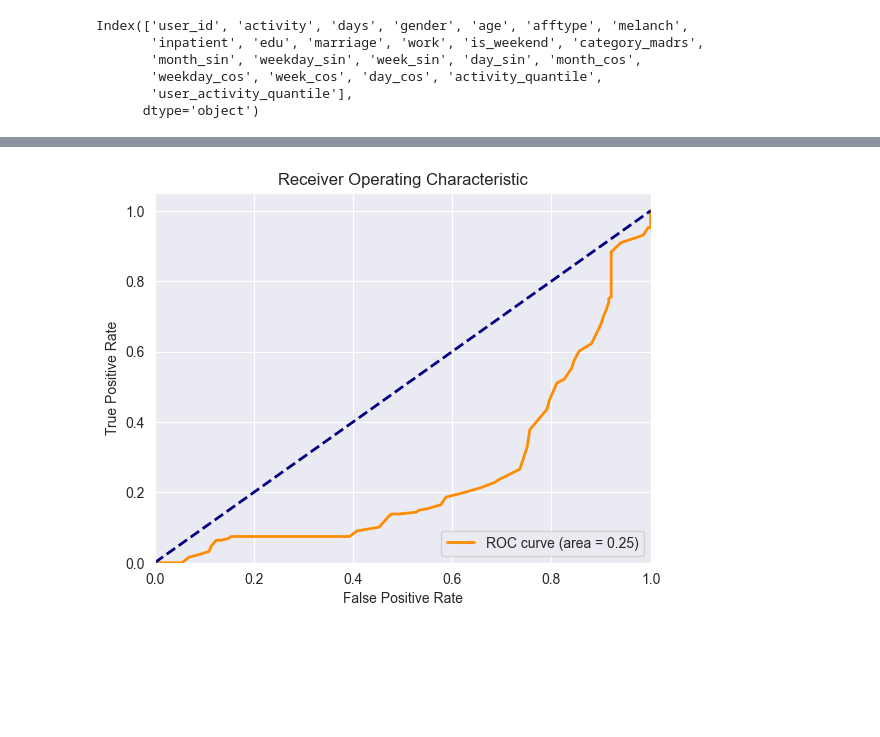
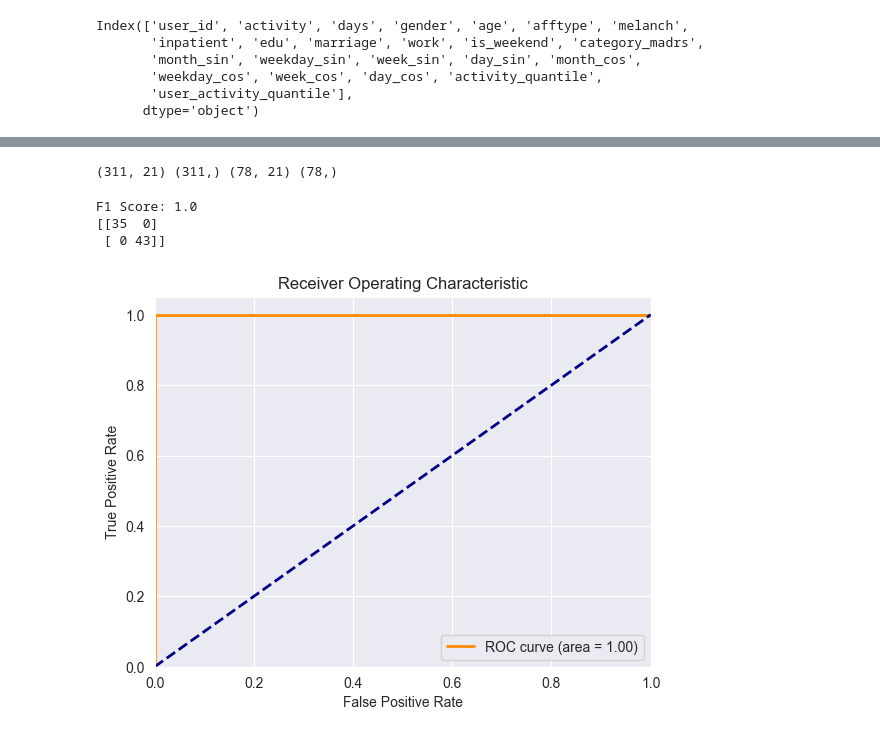
Before and after one commit to kcristinaa/-un-fairness-evaluation, a Jupyter notebook: notebooks_models/depresjon_generic_models.ipynb, the cells around one changed output, grey strips where cells are left out. Saved outputs shown, nothing was run; the diff lists cells and outputs as text; code cells hidden in the pictures; blank space fills up the shorter version.

```diff
--- a/notebooks_models/depresjon_generic_models.ipynb
+++ b/notebooks_models/depresjon_generic_models.ipynb
@@ -95,13 +78,49 @@ roc_auc = auc(fpr, tpr)
+# %%
+X = df.drop(['category_madrs', 'user_id'], axis=1)  # Features
+y = df['category_madrs']  # Target variable
+X_train, X_test, y_train, y_test = train_test_split(X, y, test_size=0.2, random_state=42)
+# %%
+print(X_train.shape, y_train.shape, X_test.shape, y_test.shape)
+# %% [output]
+(311, 21) (311,) (78, 21) (78,)
+# %%
+# Initialize SMOTE
+smote = SMOTE(random_state=42)
+# Fit SMOTE to the training data
+X_train_smote, y_train_smote = smote.fit_resample(X_train, y_train)
+# Now X_train_smote and y_train_smote have balanced classe
+# %%
+#clf = RandomForestClassifier(n_estimators=100, random_state=42)
+clf = XGBClassifier(n_estimators=100)
+# %%
+clf.fit(X_train_smote, y_train_smote)
+y_pred = clf.predict(X_test)
+
+f1 = f1_score(y_test, y_pred, average='micro')
+print(f"F1 Score: {f1}")
+print(confusion_matrix(y_test, y_pred))
+# %% [output]
+F1 Score: 1.0
+[[35  0]
+ [ 0 43]]
 # %%
+# Predict probabilities
+y_scores = clf.predict_proba(X_test)[:, 1]  # get the probability of class 1
+
+# Compute ROC curve and AUC
+fpr, tpr, thresholds = roc_curve(y_test, y_scores)
+roc_auc = auc(fpr, tpr)
+
+# Plotting the ROC curve
 plt.figure()
 plt.plot(fpr, tpr, color='darkorange', lw=2, label='ROC curve (area = %0.2f)' % roc_auc)
 plt.plot([0, 1], [0, 1], color='navy', lw=2, linestyle='--')
 plt.xlim([0.0, 1.0])
 plt.ylim([0.0, 1.05])
 plt.xlabel('False Positive Rate')
 plt.ylabel('True Positive Rate')
 plt.title('Receiver Operating Characteristic')
 plt.legend(loc="lower right")
 plt.show()
 # %% [output]
-[figure, old version]
+[figure, new version]
```
Also changed, not shown: parts of 30 cells of this notebook, 8 other files.
